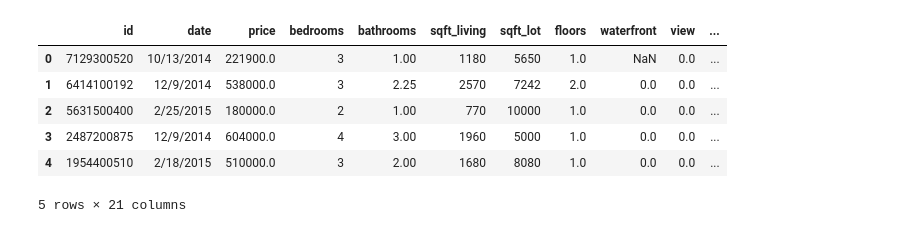
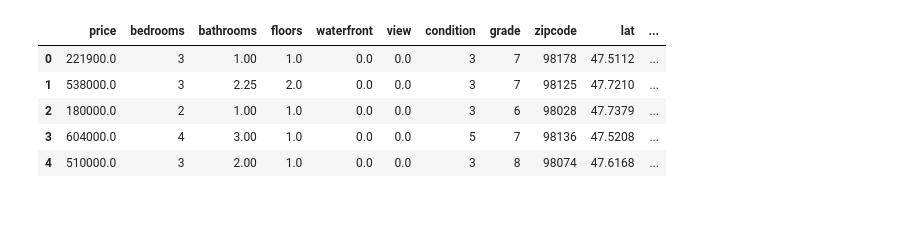
Before and after one commit to joshblumer/dsc-mod-2-project-v2-1-online-ds-sp-000, a Jupyter notebook: Experimental Models.ipynb, the cells around one changed output. Cells and saved outputs as stored; diff of their text form; code cells hidden in the pictures.

```diff
--- a/Experimental Models.ipynb
+++ b/Experimental Models.ipynb
@@ -7,13 +7,12 @@ import seaborn as sns
 from scipy import stats
 import datetime as dt
 # %%
-df = pd.read_csv('kc_house_data.csv')
+df = pd.read_csv('kc2_house_data.csv')
 df.head()
 # %% [output]
-|  | id | date | price | bedrooms | bathrooms | sqft_living | sqft_lot | floors | waterfront | view | ... |
-| 0 | 7129300520 | 10/13/2014 | 221900.0 | 3 | 1.00 | 1180 | 5650 | 1.0 | NaN | 0.0 | ... |
-| 1 | 6414100192 | 12/9/2014 | 538000.0 | 3 | 2.25 | 2570 | 7242 | 2.0 | 0.0 | 0.0 | ... |
-| 2 | 5631500400 | 2/25/2015 | 180000.0 | 2 | 1.00 | 770 | 10000 | 1.0 | 0.0 | 0.0 | ... |
-| 3 | 2487200875 | 12/9/2014 | 604000.0 | 4 | 3.00 | 1960 | 5000 | 1.0 | 0.0 | 0.0 | ... |
-| 4 | 1954400510 | 2/18/2015 | 510000.0 | 3 | 2.00 | 1680 | 8080 | 1.0 | 0.0 | 0.0 | ... |
+|  | price | bedrooms | bathrooms | floors | waterfront | view | condition | grade | zipcode | lat | ... |
+| 0 | 221900.0 | 3 | 1.00 | 1.0 | 0.0 | 0.0 | 3 | 7 | 98178 | 47.5112 | ... |
+| 1 | 538000.0 | 3 | 2.25 | 2.0 | 0.0 | 0.0 | 3 | 7 | 98125 | 47.7210 | ... |
+| 2 | 180000.0 | 2 | 1.00 | 1.0 | 0.0 | 0.0 | 3 | 6 | 98028 | 47.7379 | ... |
+| 3 | 604000.0 | 4 | 3.00 | 1.0 | 0.0 | 0.0 | 5 | 7 | 98136 | 47.5208 | ... |
+| 4 | 510000.0 | 3 | 2.00 | 1.0 | 0.0 | 0.0 | 3 | 8 | 98074 | 47.6168 | ... |
-5 rows × 21 columns
```
Also changed, not shown: parts of 18 cells of this notebook, 5 other files.
